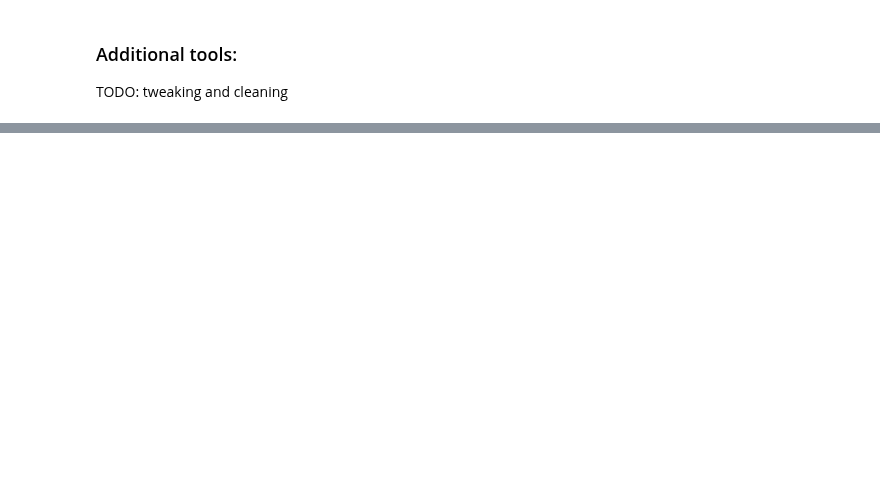
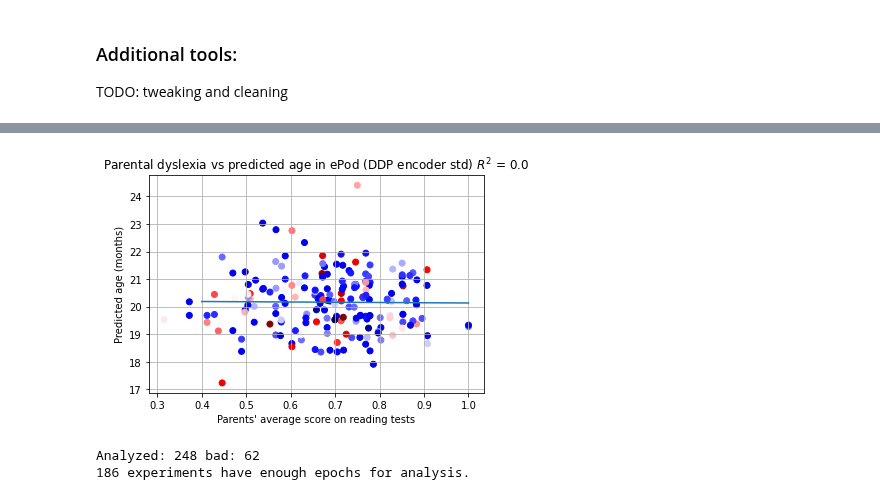
Before and after one commit to eegyolk-ai/eegyolk, a Jupyter notebook: floris_thesis_code/model_analysis.ipynb, the cells around one changed output, grey strips where cells are left out. Saved outputs shown, nothing was run; the diff lists cells and outputs as text; code cells hidden in the pictures; blank space fills up the shorter version.

```diff
--- a/floris_thesis_code/model_analysis.ipynb
+++ b/floris_thesis_code/model_analysis.ipynb
@@ -420,3 +426,36 @@ display_helper.show_plot(x=range(50),
                          xlabel="Number of sampled ERPs", ylabel="Average MAE (months)",
                          title=f"Average error of predictions (DDP encoder std)",
                          xlim=[0,50])# , ylim=ylim)
+# %%
+# Create plot of reading scores versus predicted age
+dys_scores = np.zeros(len(ages_predicted))
+
+
+for i, experiment in enumerate(epod_testset):
+    paticipant = experiment[0:3]
+    participant_labels = labels.loc[labels["Participant"] == int(paticipant)]
+    dys_scores[i] = participant_labels["Dyslexia_score"]
+
+corr_coef = round(np.corrcoef(dys_scores, ages_predicted)[0, 1], 3)
+r2 = round(corr_coef**2,3)
+
+display_helper.show_plot(x=dys_scores,
+                     y=ages_predicted,
+                     xlabel="Parents' average score on reading tests", ylabel="Predicted age (months)",
+                     title=f"Parental dyslexia vs predicted age in ePod (DDP encoder std) $R^2$ = {r2}",
+                     scatter_color=color,
+                     scatter=True,
+                     show=False)
+plt.grid()
+
+x, y = 0.4, 1
+m, c = np.polyfit(dys_scores, ages_predicted, 1)
+plt.plot([x, y], [x*m+c, y*m+c])
+plt.show()
+# %% [output]
+[figure, added]
+# %%
+epod_testset = processing.valid_experiments(dataset, local_paths.ePod_epochs_events, min_standards=180, min_deviants=80)
+# %% [output]
+Analyzed: 248 bad: 62
+186 experiments have enough epochs for analysis.
```
Also changed, not shown: parts of 9 cells of this notebook, 9 other files.
